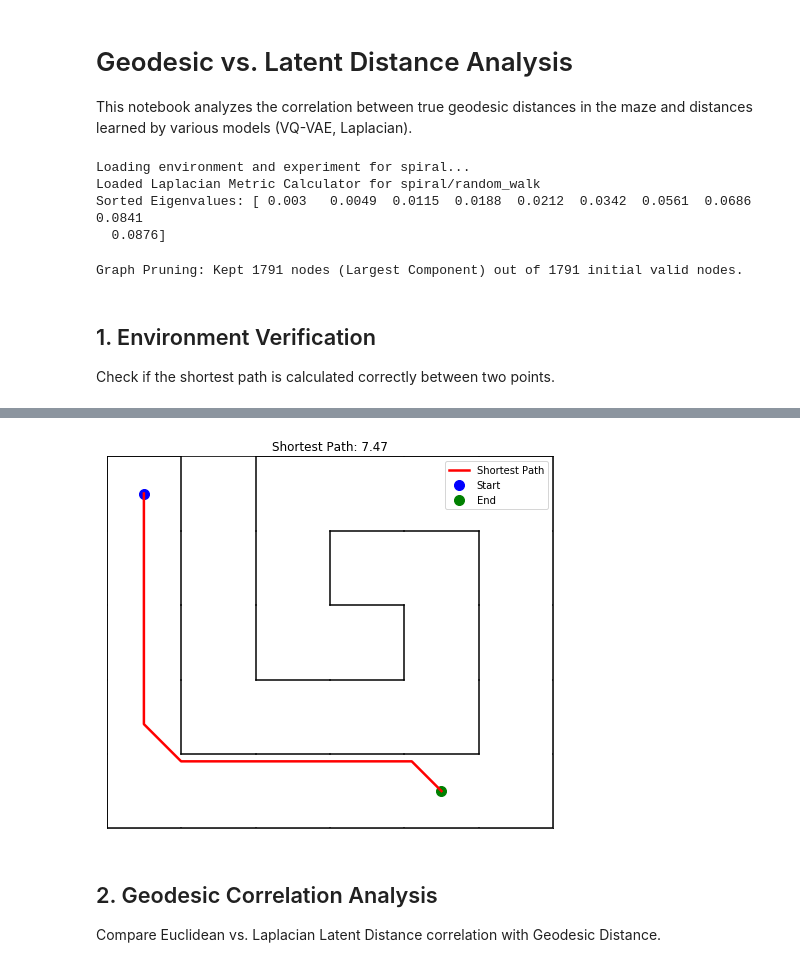
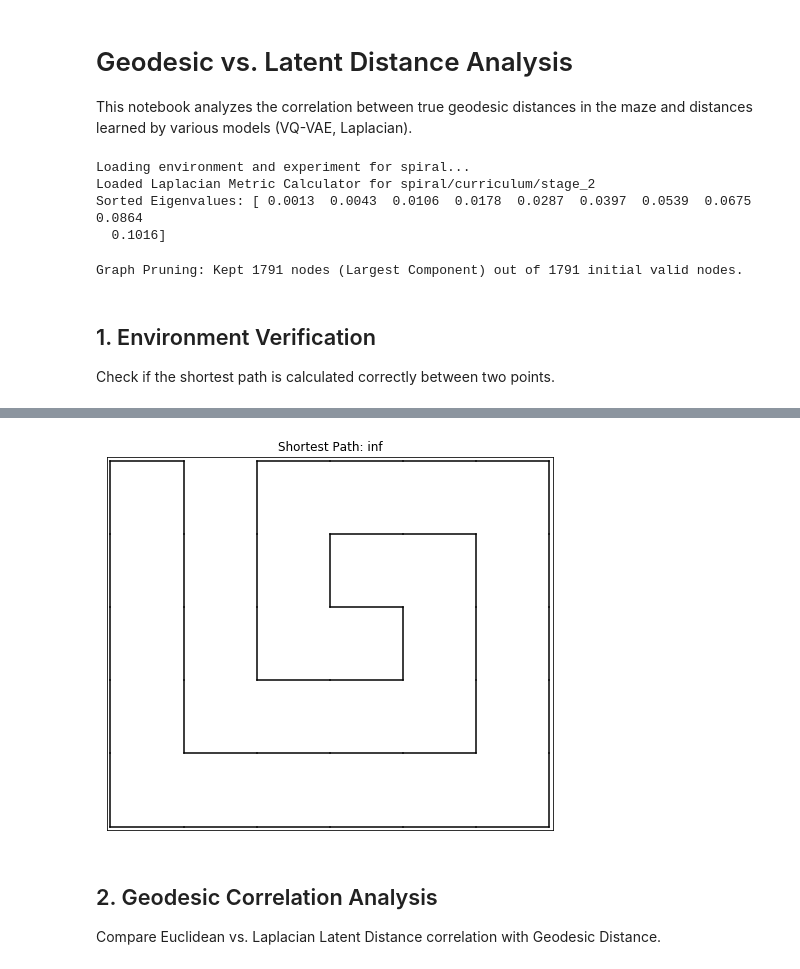
Before and after one commit to HiverXD/edl, a Jupyter notebook: notebooks/square_maze_geodesic.ipynb, the cells around one changed output, grey strips where cells are left out. Cells and saved outputs as stored; diff of their text form; code cells hidden in the pictures.

```diff
--- a/notebooks/square_maze_geodesic.ipynb
+++ b/notebooks/square_maze_geodesic.ipynb
@@ -18,7 +18,7 @@ from agents.maze_agents.toy_maze.env.maze_env import Env
 
 # 1. Configuration
 maze_type = 'spiral'  # 'square_a', 'spiral', 'square_c', etc.
-exp_name = 'random_walk'    # Laplacian experiment name (folder name in logs)
+exp_name = 'curriculum/stage_2'    # Laplacian experiment name (folder name in logs)
 
 # 2. Setup Environment and Experiment
 print('Loading environment and experiment for {}...'.format(maze_type))
@@ -41,9 +41,9 @@ calc = LaplacianMetricCalculator(maze_type=maze_type, exp_name=exp_name)
 geo_calc = GeodesicDistanceCalculator(env.maze, maze_type=maze_type, resolution=0.1)
 # %% [output]
 Loading environment and experiment for spiral...
-Loaded Laplacian Metric Calculator for spiral/random_walk
-Sorted Eigenvalues: [ 0.003   0.0049  0.0115  0.0188  0.0212  0.0342  0.0561  0.0686  0.0841
-  0.0876]
+Loaded Laplacian Metric Calculator for spiral/curriculum/stage_2
+Sorted Eigenvalues: [ 0.0013  0.0043  0.0106  0.0178  0.0287  0.0397  0.0539  0.0675  0.0864
+  0.1016]
 Graph Pruning: Kept 1791 nodes (Largest Component) out of 1791 initial valid nodes.
 # %% [markdown]
 ## 1. Environment Verification
@@ -52,7 +52,7 @@ Check if the shortest path is calculated correctly between two points.
 # Define start and end points (Adjust based on maze boundaries)
 # square_a: x(-0.5, 4.5), y(-4.5, 0.5)
 start_pos = (0.0, 0.0)
-end_pos = (4.0, -4.0)
+end_pos = (4.0, 4.0)
 
 fig, ax = plt.subplots(1, 1, figsize=(8, 8))
 visualize_single_geodesic_path(exp, start_pos, end_pos, ax=ax, resolution=0.1)
@@ -62,4 +63,4 @@ Graph Pruning: Kept 1791 nodes (Largest Component) out of 1791 initial valid nod
-[figure, old version]
+[figure, new version]
 # %% [markdown]
 ## 2. Geodesic Correlation Analysis
 Compare Euclidean vs. Laplacian Latent Distance correlation with Geodesic Distance.
```
Also changed, not shown: parts of 3 cells of this notebook, 8 other files.
